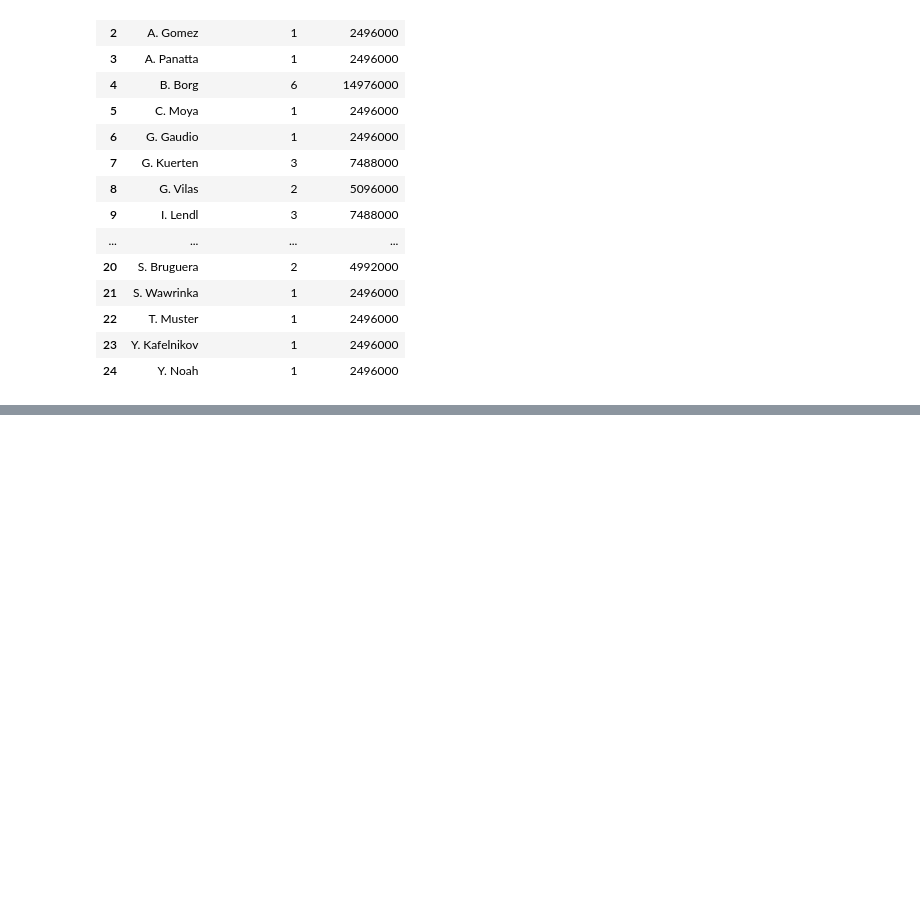
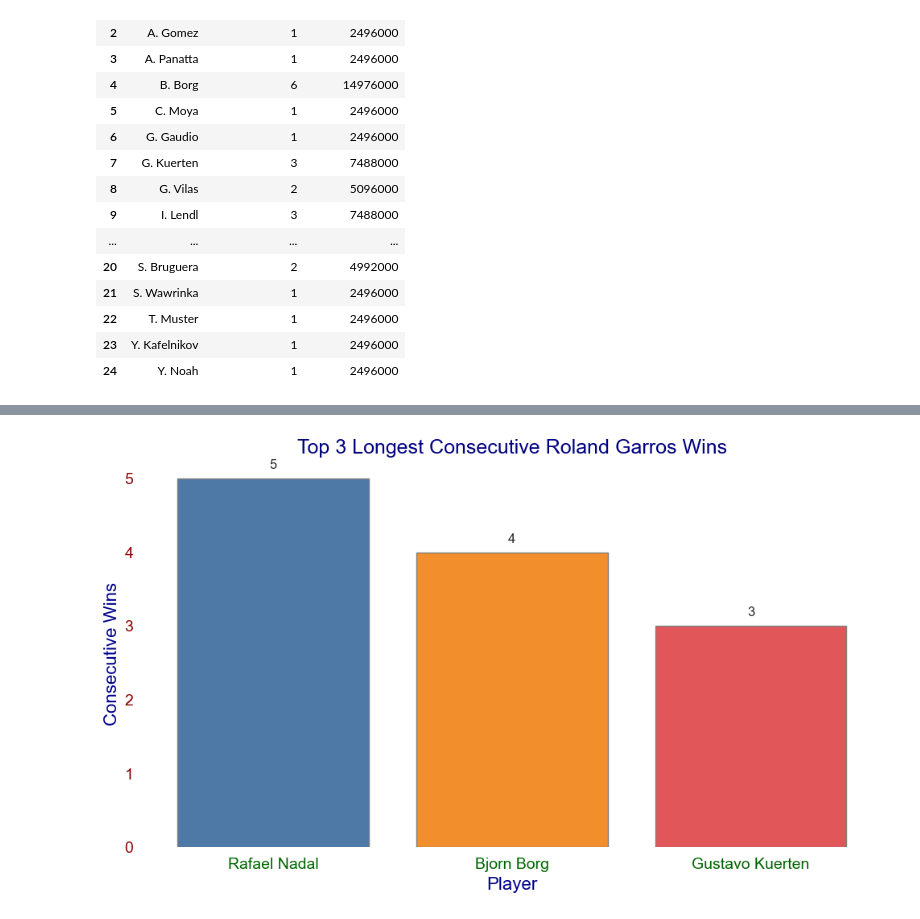
Before and after one commit to Lokhy87/EDA_entrega, a Jupyter notebook: Limpieza.ipynb, the cells around one changed output, grey strips where cells are left out. Cells and saved outputs as stored; diff of their text form; code cells hidden in the pictures; blank space fills up the shorter version.

```diff
--- a/Limpieza.ipynb
+++ b/Limpieza.ipynb
@@ -1328,0 +1433,34 @@ plt.show()
+# %%
+import matplotlib.pyplot as plt
+import seaborn as sns
+
+# Setting a more refined style
+sns.set_style("white")
+
+# Data preparation for visualization
+top_3_consecutive_wins = pd.DataFrame({
+    'WINNER': ['Rafael Nadal', 'Bjorn Borg', 'Gustavo Kuerten'],
+    'consecutive_wins': [5, 4, 3]
+})
+
+# Plotting the bar chart with a more appealing color palette and design
+plt.figure(figsize=(10, 6))
+bars = plt.bar(top_3_consecutive_wins['WINNER'], top_3_consecutive_wins['consecutive_wins'],
+               color=['#4E79A7', '#F28E2B', '#E15759'], edgecolor='grey')
+
+# Add labels above bars for clarity
+for bar in bars:
+    yval = bar.get_height()
+    plt.text(bar.get_x() + bar.get_width()/2, yval + 0.1, yval, ha='center', va='bottom', fontsize=12)
+
+plt.title('Top 3 Longest Consecutive Roland Garros Wins', fontsize=18, color='navy')
+plt.xlabel('Player', fontsize=16, color='darkblue')
+plt.ylabel('Consecutive Wins', fontsize=16, color='darkblue')
+plt.xticks(fontsize=14, color='darkgreen')
+plt.yticks(fontsize=14, color='darkred')
+plt.box(False)  # Remove the box frame
+
+plt.tight_layout()
+plt.show()
+# %% [output]
+[figure, added]
```
Also changed, not shown: parts of 5 cells of this notebook, 1 other file.
